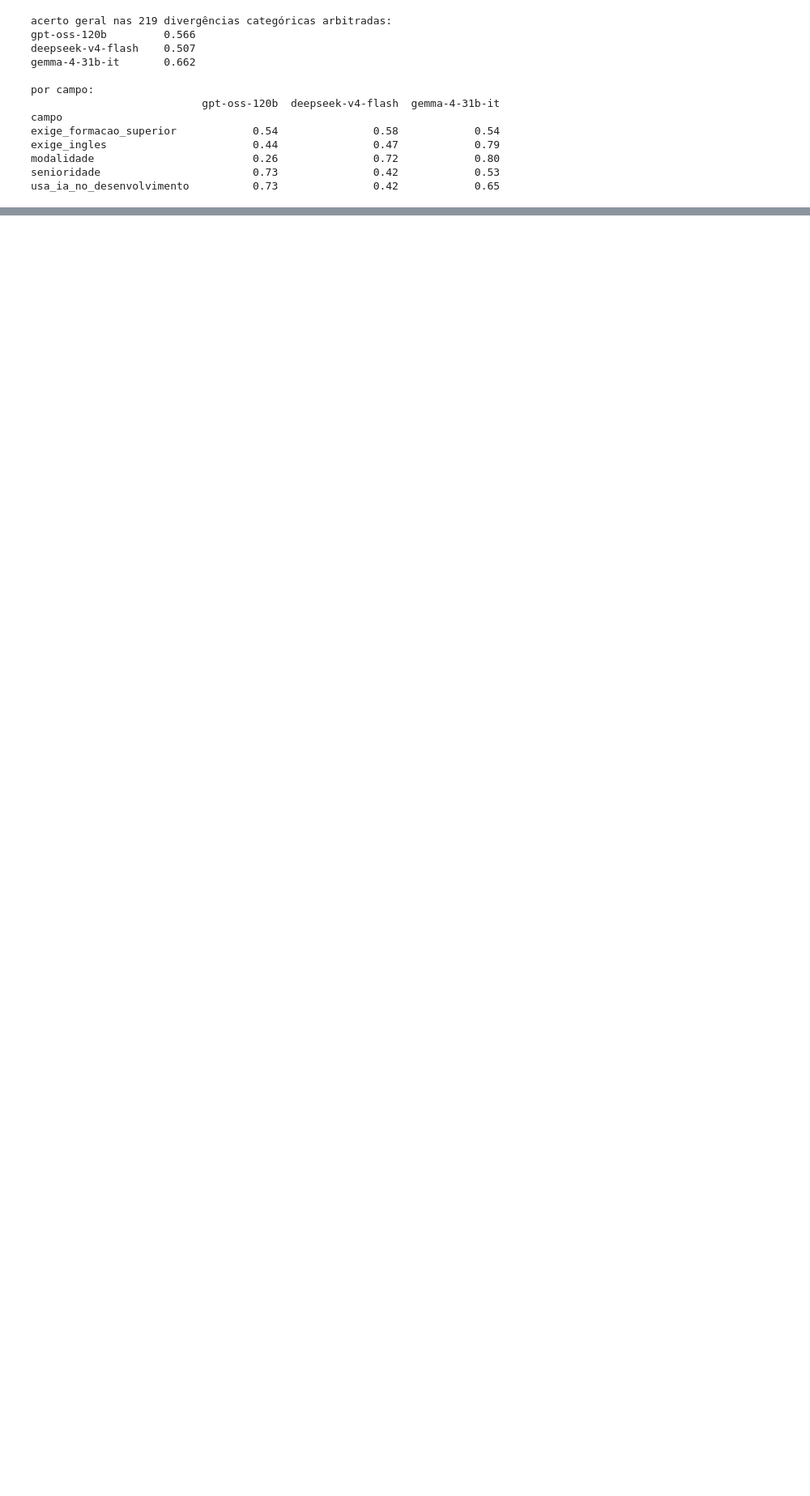
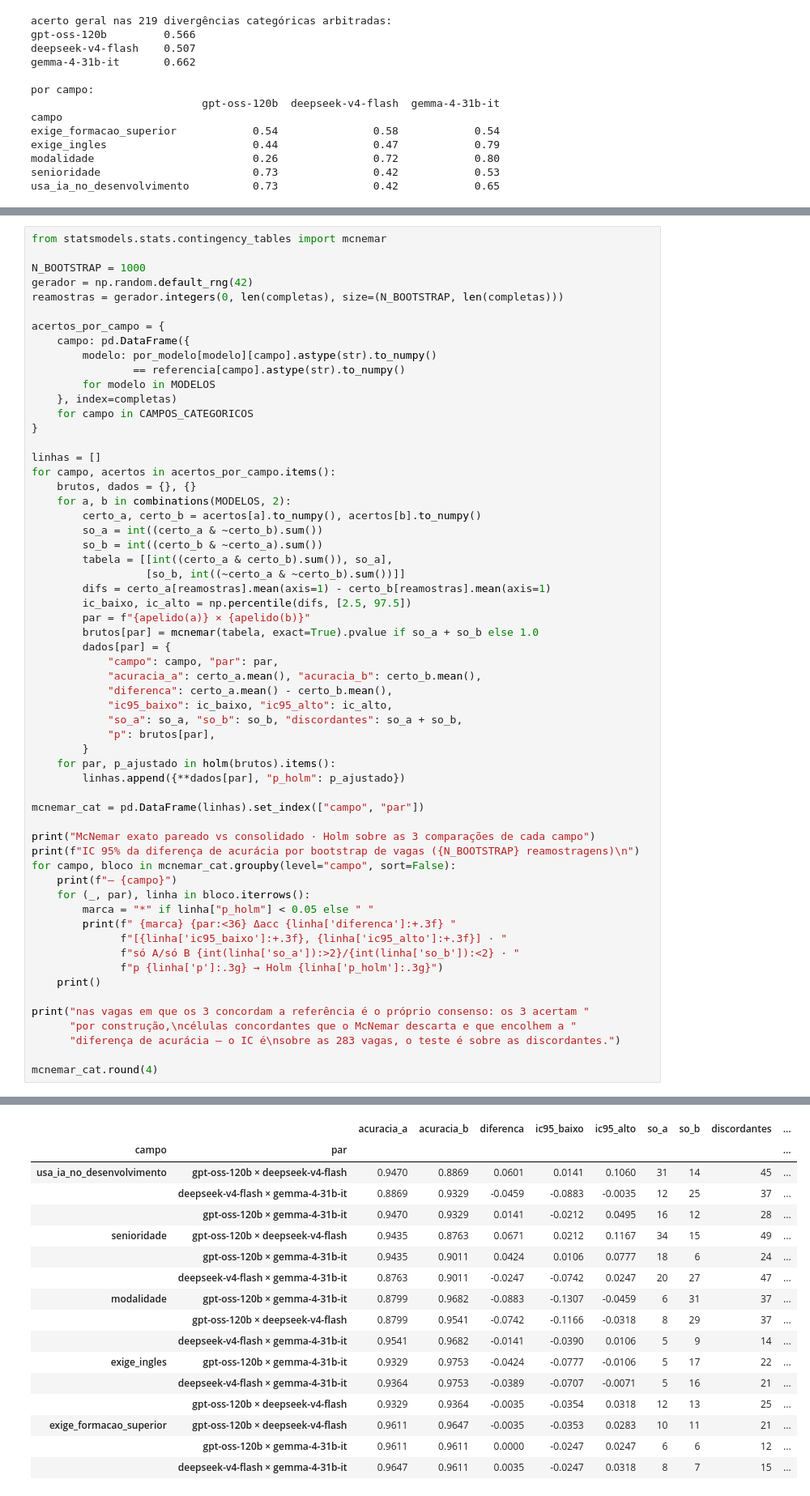
Before and after one commit to andrey-pontes/pipeline-vagas-vibe-coding, a Jupyter notebook: notebooks/06_evaluation.ipynb, the cells around one changed output, grey strips where cells are left out. Shown at 81% size. Drawn from its saved outputs; the diff is of its cells as text; blank space fills up the shorter version.

```diff
--- a/notebooks/06_evaluation.ipynb
+++ b/notebooks/06_evaluation.ipynb
@@ -224,3 +224,63 @@ post-hoc Wilcoxon (p ajustado por Holm):
   gpt-oss-120b × deepseek-v4-flash: 1.1e-38
   gpt-oss-120b × gemma-4-31b-it: 1e-37
   deepseek-v4-flash × gemma-4-31b-it: 0.015
+# %%
+from statsmodels.stats.contingency_tables import mcnemar
+
+N_BOOTSTRAP = 1000
+gerador = np.random.default_rng(42)
+reamostras = gerador.integers(0, len(completas), size=(N_BOOTSTRAP, len(completas)))
+
+acertos_por_campo = {
+    campo: pd.DataFrame({
+        modelo: por_modelo[modelo][campo].astype(str).to_numpy()
+                == referencia[campo].astype(str).to_numpy()
+        for modelo in MODELOS
+    }, index=completas)
+    for campo in CAMPOS_CATEGORICOS
+}
+
+linhas = []
+for campo, acertos in acertos_por_campo.items():
+    brutos, dados = {}, {}
+    for a, b in combinations(MODELOS, 2):
+        certo_a, certo_b = acertos[a].to_numpy(), acertos[b].to_numpy()
+        so_a = int((certo_a & ~certo_b).sum())
+        so_b = int((certo_b & ~certo_a).sum())
+        tabela = [[int((certo_a & certo_b).sum()), so_a],
+                  [so_b, int((~certo_a & ~certo_b).sum())]]
+        difs = certo_a[reamostras].mean(axis=1) - certo_b[reamostras].mean(axis=1)
+        ic_baixo, ic_alto = np.percentile(difs, [2.5, 97.5])
+        par = f"{apelido(a)} × {apelido(b)}"
+        brutos[par] = mcnemar(tabela, exact=True).pvalue if so_a + so_b else 1.0
+        dados[par] = {
+            "campo": campo, "par": par,
+            "acuracia_a": certo_a.mean(), "acuracia_b": certo_b.mean(),
+            "diferenca": certo_a.mean() - certo_b.mean(),
+            "ic95_baixo": ic_baixo, "ic95_alto": ic_alto,
+            "so_a": so_a, "so_b": so_b, "discordantes": so_a + so_b,
+            "p": brutos[par],
+        }
+    for par, p_ajustado in holm(brutos).items():
+        linhas.append({**dados[par], "p_holm": p_ajustado})
+
+mcnemar_cat = pd.DataFrame(linhas).set_index(["campo", "par"])
+
+print("McNemar exato pareado vs consolidado · Holm sobre as 3 comparações de cada campo")
+print(f"IC 95% da diferença de acurácia por bootstrap de vagas ({N_BOOTSTRAP} reamostragens)\n")
+for campo, bloco in mcnemar_cat.groupby(level="campo", sort=False):
+    print(f"— {campo}")
+    for (_, par), linha in bloco.iterrows():
+        marca = "*" if linha["p_holm"] < 0.05 else " "
+        print(f" {marca} {par:<36} Δacc {linha['diferenca']:+.3f} "
+              f"[{linha['ic95_baixo']:+.3f}, {linha['ic95_alto']:+.3f}] · "
+              f"só A/só B {int(linha['so_a']):>2}/{int(linha['so_b']):<2} · "
+              f"p {linha['p']:.3g} → Holm {linha['p_holm']:.3g}")
+    print()
+
+print("nas vagas em que os 3 concordam a referência é o próprio consenso: os 3 acertam "
+      "por construção,\ncélulas concordantes que o McNemar descarta e que encolhem a "
+      "diferença de acurácia — o IC é\nsobre as 283 vagas, o teste é sobre as discordantes.")
+
+mcnemar_cat.round(4)
+# %% [output]
@@ -227,3 +304,20 @@ post-hoc Wilcoxon (p ajustado por Holm):
+|  |  | acuracia_a | acuracia_b | diferenca | ic95_baixo | ic95_alto | so_a | so_b | discordantes | ... |
+| campo | par |  |  |  |  |  |  |  |  | ... |
+| usa_ia_no_desenvolvimento | gpt-oss-120b × deepseek-v4-flash | 0.9470 | 0.8869 | 0.0601 | 0.0141 | 0.1060 | 31 | 14 | 45 | ... |
+|  | deepseek-v4-flash × gemma-4-31b-it | 0.8869 | 0.9329 | -0.0459 | -0.0883 | -0.0035 | 12 | 25 | 37 | ... |
+|  | gpt-oss-120b × gemma-4-31b-it | 0.9470 | 0.9329 | 0.0141 | -0.0212 | 0.0495 | 16 | 12 | 28 | ... |
+| senioridade | gpt-oss-120b × deepseek-v4-flash | 0.9435 | 0.8763 | 0.0671 | 0.0212 | 0.1167 | 34 | 15 | 49 | ... |
+|  | gpt-oss-120b × gemma-4-31b-it | 0.9435 | 0.9011 | 0.0424 | 0.0106 | 0.0777 | 18 | 6 | 24 | ... |
+|  | deepseek-v4-flash × gemma-4-31b-it | 0.8763 | 0.9011 | -0.0247 | -0.0742 | 0.0247 | 20 | 27 | 47 | ... |
+| modalidade | gpt-oss-120b × gemma-4-31b-it | 0.8799 | 0.9682 | -0.0883 | -0.1307 | -0.0459 | 6 | 31 | 37 | ... |
+|  | gpt-oss-120b × deepseek-v4-flash | 0.8799 | 0.9541 | -0.0742 | -0.1166 | -0.0318 | 8 | 29 | 37 | ... |
+|  | deepseek-v4-flash × gemma-4-31b-it | 0.9541 | 0.9682 | -0.0141 | -0.0390 | 0.0106 | 5 | 9 | 14 | ... |
+| exige_ingles | gpt-oss-120b × gemma-4-31b-it | 0.9329 | 0.9753 | -0.0424 | -0.0777 | -0.0106 | 5 | 17 | 22 | ... |
+|  | deepseek-v4-flash × gemma-4-31b-it | 0.9364 | 0.9753 | -0.0389 | -0.0707 | -0.0071 | 5 | 16 | 21 | ... |
+|  | gpt-oss-120b × deepseek-v4-flash | 0.9329 | 0.9364 | -0.0035 | -0.0354 | 0.0318 | 12 | 13 | 25 | ... |
+| exige_formacao_superior | gpt-oss-120b × deepseek-v4-flash | 0.9611 | 0.9647 | -0.0035 | -0.0353 | 0.0283 | 10 | 11 | 21 | ... |
+|  | gpt-oss-120b × gemma-4-31b-it | 0.9611 | 0.9611 | 0.0000 | -0.0247 | 0.0247 | 6 | 6 | 12 | ... |
+|  | deepseek-v4-flash × gemma-4-31b-it | 0.9647 | 0.9611 | 0.0035 | -0.0247 | 0.0318 | 8 | 7 | 15 | ... |
 # %%
 ARQUIVO_VERIFICACAO = VALIDATION_DIR / "verificacao_unanimidade.xlsx"
 N_AMOSTRA = 15
```
Also changed, not shown: parts of 1 cell of this notebook.
